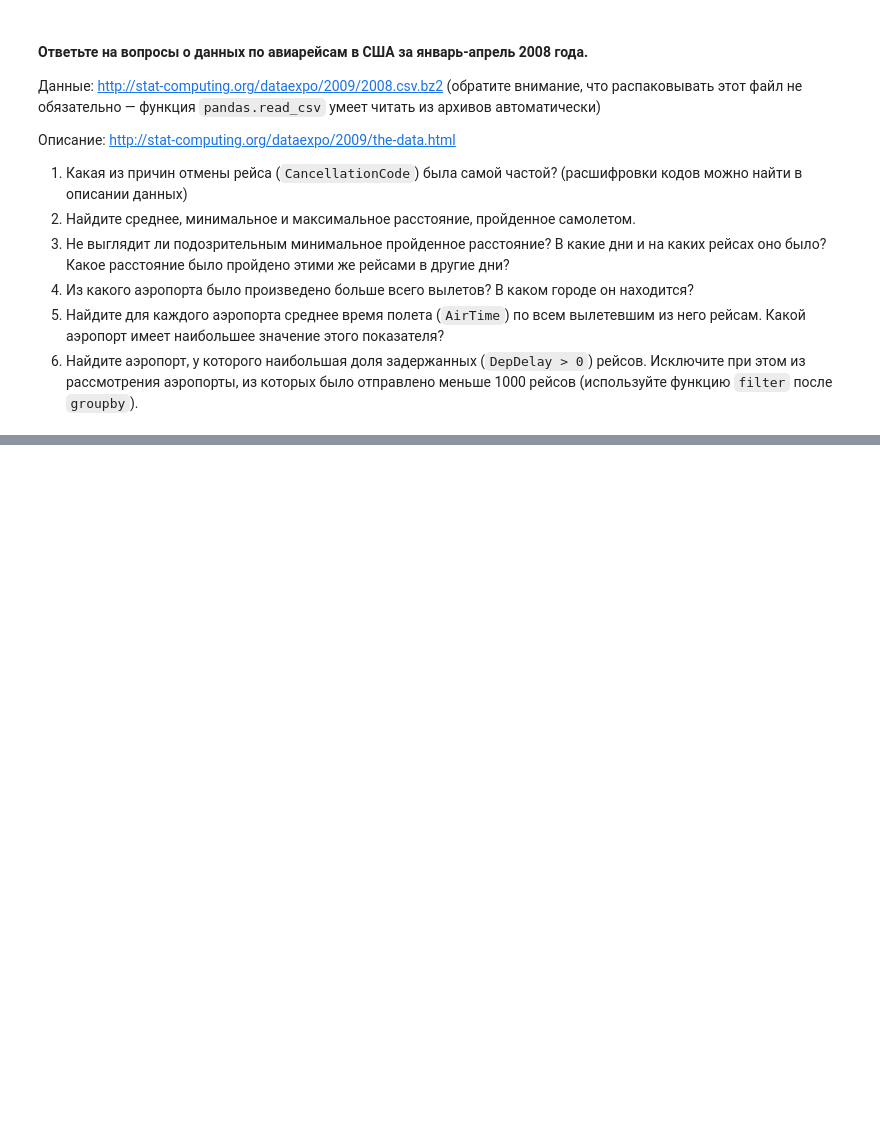
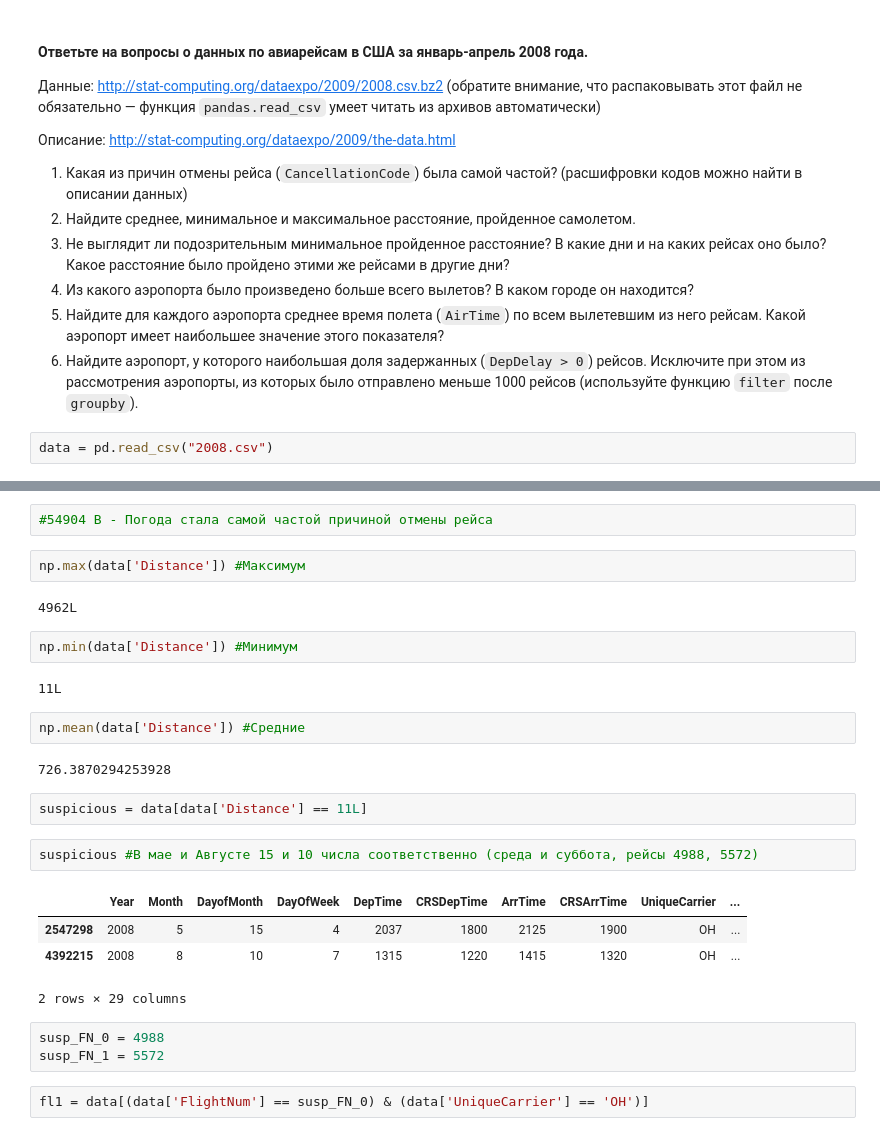
Before and after one commit to DrapakS/ml-course-msu, a Jupyter notebook: ML15/labs/lab01_intro.ipynb, the cells around one changed output, grey strips where cells are left out. Cells and saved outputs as stored; diff of their text form; blank space fills up the shorter version.

```diff
--- a/ML15/labs/lab01_intro.ipynb
+++ b/ML15/labs/lab01_intro.ipynb
@@ -119,3 +279,5 @@ u'r five\r\nchildren in only two rooms. The father and mother spent their evenin
 4. Из какого аэропорта было произведено больше всего вылетов? В каком городе он находится?
 5. Найдите для каждого аэропорта среднее время полета (`AirTime`) по всем вылетевшим из него рейсам. Какой аэропорт имеет наибольшее значение этого показателя?
 6. Найдите аэропорт, у которого наибольшая доля задержанных (`DepDelay > 0`) рейсов. Исключите при этом из рассмотрения аэропорты, из которых было отправлено меньше 1000 рейсов (используйте функцию `filter` после `groupby`).
+# %%
+data = pd.read_csv("2008.csv")
@@ -121,0 +309,28 @@ u'r five\r\nchildren in only two rooms. The father and mother spent their evenin
+# %%
+#54904 B - Погода стала самой частой причиной отмены рейса
+# %%
+np.max(data['Distance']) #Максимум
+# %% [output]
+4962L
+# %%
+np.min(data['Distance']) #Минимум
+# %% [output]
+11L
+# %%
+np.mean(data['Distance']) #Средние
+# %% [output]
+726.3870294253928
+# %%
+suspicious = data[data['Distance'] == 11L]
+# %%
+suspicious #В мае и Августе 15 и 10 числа соответственно (среда и суббота, рейсы 4988, 5572)
+# %% [output]
+|  | Year | Month | DayofMonth | DayOfWeek | DepTime | CRSDepTime | ArrTime | CRSArrTime | UniqueCarrier | ... |
+| 2547298 | 2008 | 5 | 15 | 4 | 2037 | 1800 | 2125 | 1900 | OH | ... |
+| 4392215 | 2008 | 8 | 10 | 7 | 1315 | 1220 | 1415 | 1320 | OH | ... |
+2 rows × 29 columns
+# %%
+susp_FN_0 = 4988
+susp_FN_1 = 5572
+# %%
+fl1 = data[(data['FlightNum'] == susp_FN_0) & (data['UniqueCarrier'] == 'OH')]
```
Also changed, not shown: parts of 23 cells of this notebook.
